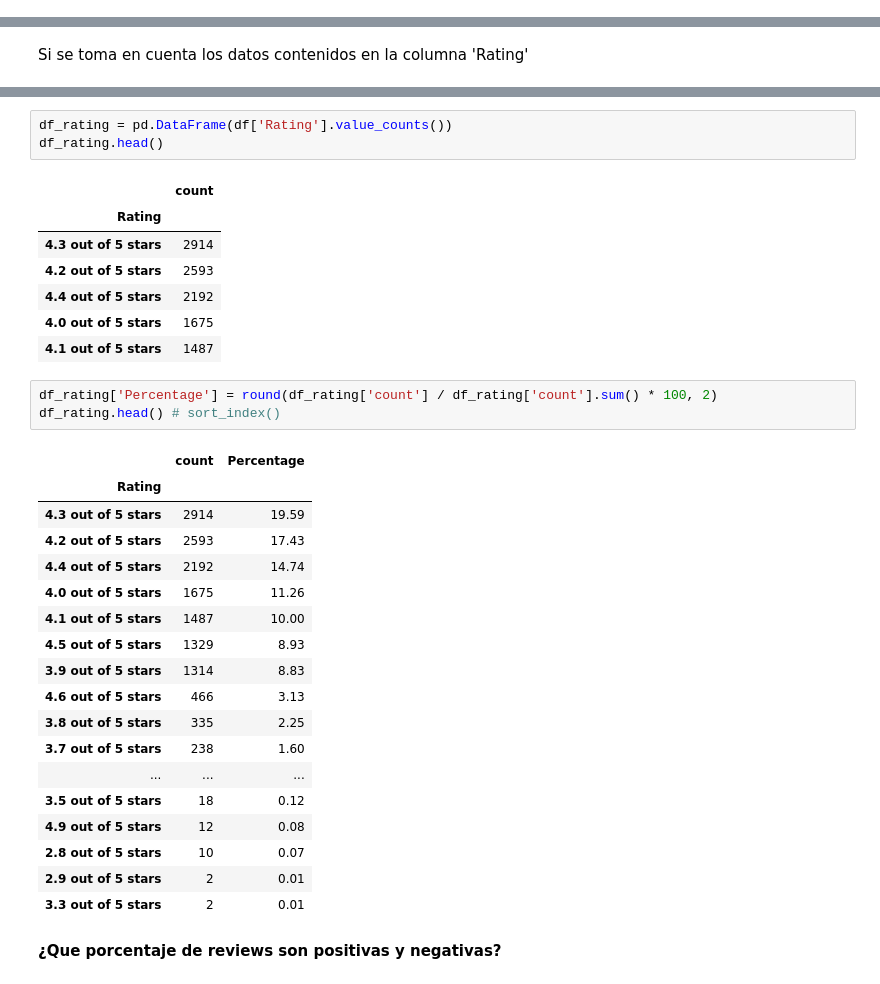
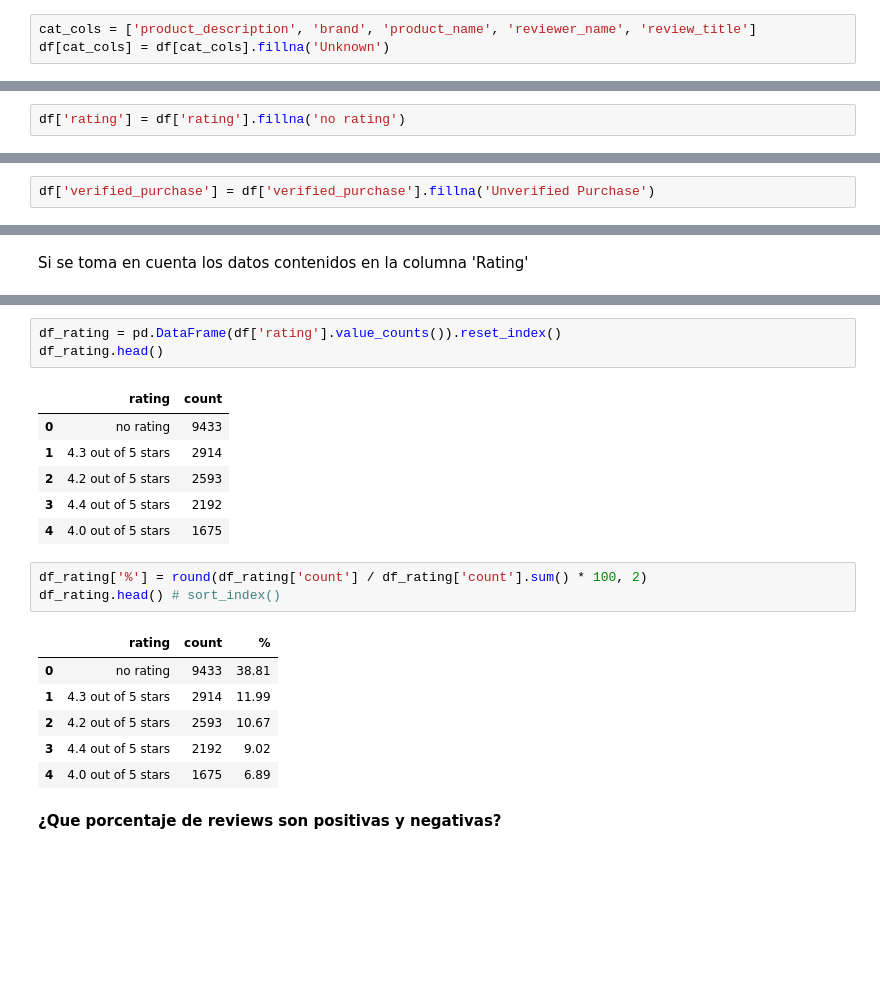
Before and after one commit to mfernandezzz/Pruebas_Tecnicas, a Jupyter notebook: pruebaTecnicaAmazon.ipynb, the cells around one changed output, grey strips where cells are left out. Drawn from its saved outputs; the diff is of its cells as text; blank space fills up the shorter version.

```diff
--- a/pruebaTecnicaAmazon.ipynb
+++ b/pruebaTecnicaAmazon.ipynb
@@ -2,0 +101,3 @@
+# %%
+cat_cols = ['product_description', 'brand', 'product_name', 'reviewer_name', 'review_title']
+df[cat_cols] = df[cat_cols].fillna('Unknown')
@@ -2,0 +115,2 @@
+# %%
+df['rating'] = df['rating'].fillna('no rating')
@@ -2,0 +132,2 @@
+# %%
+df['verified_purchase'] = df['verified_purchase'].fillna('Unverified Purchase')
@@ -206,36 +268,23 @@ dtype: int64
 # %%
-df_rating = pd.DataFrame(df['Rating'].value_counts())
+df_rating = pd.DataFrame(df['rating'].value_counts()).reset_index()
 df_rating.head()
 # %% [output]
-|  | count |
-| Rating |  |
-| 4.3 out of 5 stars | 2914 |
-| 4.2 out of 5 stars | 2593 |
-| 4.4 out of 5 stars | 2192 |
-| 4.0 out of 5 stars | 1675 |
-| 4.1 out of 5 stars | 1487 |
+|  | rating | count |
+| 0 | no rating | 9433 |
+| 1 | 4.3 out of 5 stars | 2914 |
+| 2 | 4.2 out of 5 stars | 2593 |
+| 3 | 4.4 out of 5 stars | 2192 |
+| 4 | 4.0 out of 5 stars | 1675 |
 # %%
-df_rating['Percentage'] = round(df_rating['count'] / df_rating['count'].sum() * 100, 2)
+df_rating['%'] = round(df_rating['count'] / df_rating['count'].sum() * 100, 2)
 df_rating.head() # sort_index()
 # %% [output]
-|  | count | Percentage |
-| Rating |  |  |
-| 4.3 out of 5 stars | 2914 | 19.59 |
-| 4.2 out of 5 stars | 2593 | 17.43 |
-| 4.4 out of 5 stars | 2192 | 14.74 |
-| 4.0 out of 5 stars | 1675 | 11.26 |
-| 4.1 out of 5 stars | 1487 | 10.00 |
-| 4.5 out of 5 stars | 1329 | 8.93 |
-| 3.9 out of 5 stars | 1314 | 8.83 |
-| 4.6 out of 5 stars | 466 | 3.13 |
-| 3.8 out of 5 stars | 335 | 2.25 |
-| 3.7 out of 5 stars | 238 | 1.60 |
-| ... | ... | ... |
-| 3.5 out of 5 stars | 18 | 0.12 |
-| 4.9 out of 5 stars | 12 | 0.08 |
-| 2.8 out of 5 stars | 10 | 0.07 |
-| 2.9 out of 5 stars | 2 | 0.01 |
-| 3.3 out of 5 stars | 2 | 0.01 |
+|  | rating | count | % |
+| 0 | no rating | 9433 | 38.81 |
+| 1 | 4.3 out of 5 stars | 2914 | 11.99 |
+| 2 | 4.2 out of 5 stars | 2593 | 10.67 |
+| 3 | 4.4 out of 5 stars | 2192 | 9.02 |
+| 4 | 4.0 out of 5 stars | 1675 | 6.89 |
 # %% [markdown]
 **¿Que porcentaje de reviews son positivas y negativas?**
 # %%
```
Also changed, not shown: parts of 46 cells of this notebook.
